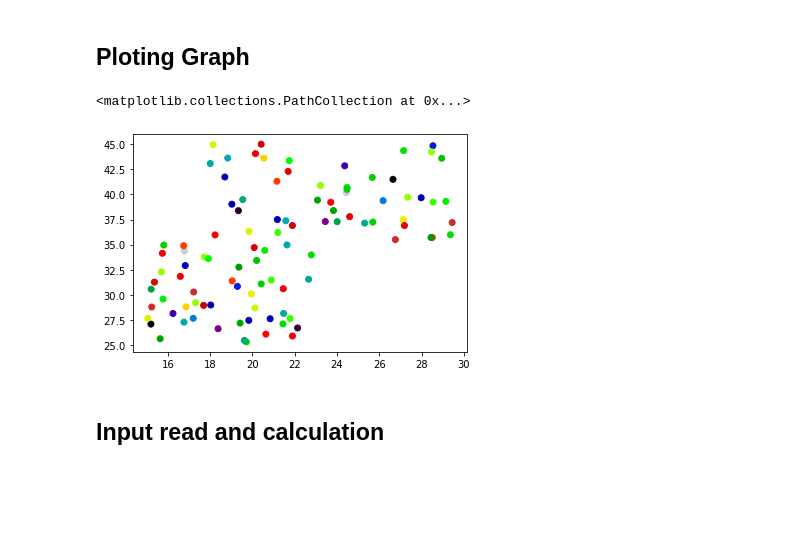
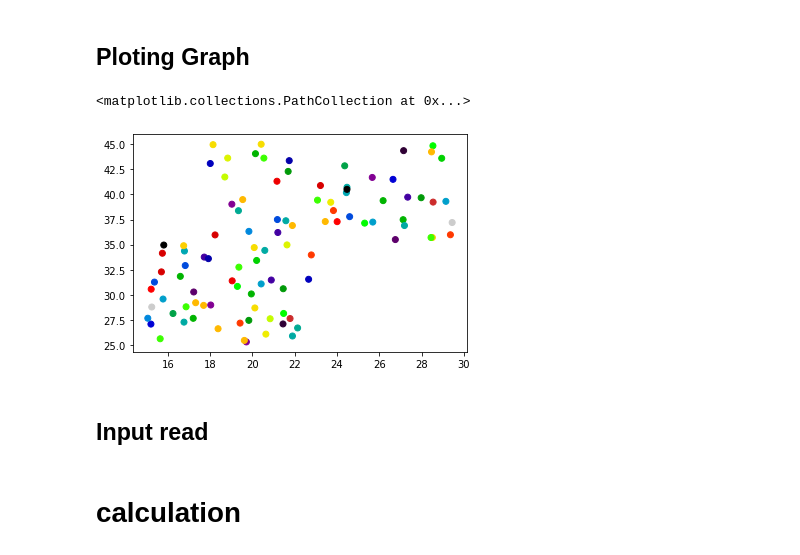
Before and after one commit to RealRadioactiveapple/python-programming-JIM-SORBERG, a Jupyter notebook: Labs och Explorations/Labb2/Poki_identifier_pika_and_pichu.ipynb, the cells around one changed output. Drawn from its saved outputs; the diff is of its cells as text; code cells hidden in the pictures; blank space fills up the shorter version.

```diff
--- a/Labs och Explorations/Labb2/Poki_identifier_pika_and_pichu.ipynb
+++ b/Labs och Explorations/Labb2/Poki_identifier_pika_and_pichu.ipynb
@@ -3,30 +3,26 @@
 # %% [markdown]
 ## Read and data Restructure
 # %%
-import math
-import re
 import matplotlib.pyplot as plt
 import numpy as np
-PicDATA = "data/pichu.txt"
+PicDATA = "data/pichu.txt"#sets the text documnet as the value picdata
 PikaDATA = "data/pikachu.txt"
 
-with open(PicDATA, "r") as P1, open(PikaDATA, "r") as P2:
-    #P1data = P1.read()
-    #P2data = P2.read()
-    P1data = [P1d.strip("\n ()") for P1d in P1.readlines()]
-    new = np.delete(P1data,[0])
-    P11data = np.array([P1d.split(",") for P1d in new])
-    fP11data = P11data.astype(float)
+with open(PicDATA, "r") as P1, open(PikaDATA, "r") as P2: # defenerar hur var vi ska hämta data och att vi bara ska läsa den definerar p1 pichu och p2 som picka
 
+    #everything with 1 is pichu and everthing with 2 is pika
+    P1data = [P1d.strip("\n ()") for P1d in P1.readlines()] #clean the text from () and Line break also creating a list
+    new1 = np.delete(P1data,[0])#removing the first index Withc only had leters.
+    P11data = np.array([P1d.split(",") for P1d in new1])#creat a array whit list in a list
+    fP11data = P11data.astype(float) #converting list typs from string to float
+
+    #did the same here as I did on the once above
     P2data = [P2d.strip("\n ()") for P2d in P2.readlines()]
     new2 = np.delete(P2data,[0])
     P22data = np.array([P2d.split(",") for P2d in new2])
     fP22data = P22data.astype(float)
 
-print(f"{fP11data}")
-
-#plt.show()
-#print(P2data)
+print(f"{fP11data}") # printed the data to see that everything works
 # %% [output]
 [[20.11541439 28.70180967]
  [15.20008604 27.09507031]
@@ -47,16 +43,16 @@ print(f"{fP11data}")
  [17.91865743 33.60779702]]
 # %% [markdown]
 ## Ploting Graph
-# %%
-colors = np.random.randint(50, size=50)
-
-x, y = fP11data.T
-plt.scatter(x,y, c=colors, cmap='nipy_spectral')
-x1, y1 = fP22data.T
-plt.scatter(x1,y1, c=colors, cmap='nipy_spectral')
-# %% [output]
-<matplotlib.collections.PathCollection at 0x...>
-[figure, removed]
+# %%
+colors = np.random.randint(50, size=50)#use this code to generate random colors for the scater dots
+
+x1, y1 = fP11data.T #reads the data in to x and y to get them ready for the scatter
+plt.scatter(x1,y1, c=colors, cmap='nipy_spectral')#use scatter to dot up every point from the data sheet
+x2, y2 = fP22data.T
+plt.scatter(x2,y2, c=colors, cmap='nipy_spectral')
+# %% [output]
+<matplotlib.collections.PathCollection at 0x...>
+[figure, added]
 # %% [markdown]
-## Input read and calculation
+## Input read
 # %%
@@ -85,5 +81,7 @@ while True:
         print(err)
         print("Only nummbers and positiv plz")
     print("try again")
+# %% [markdown]
+# calculation
 # %%
 
```
Also changed, not shown: parts of 4 cells of this notebook.
